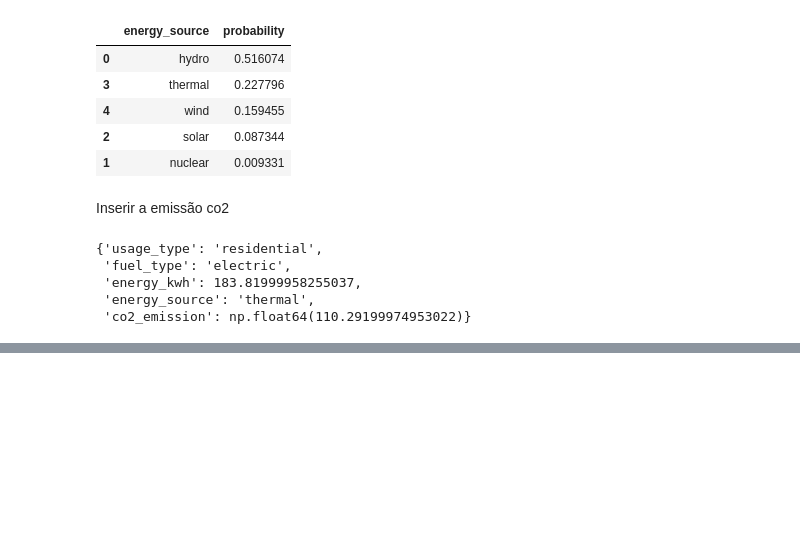
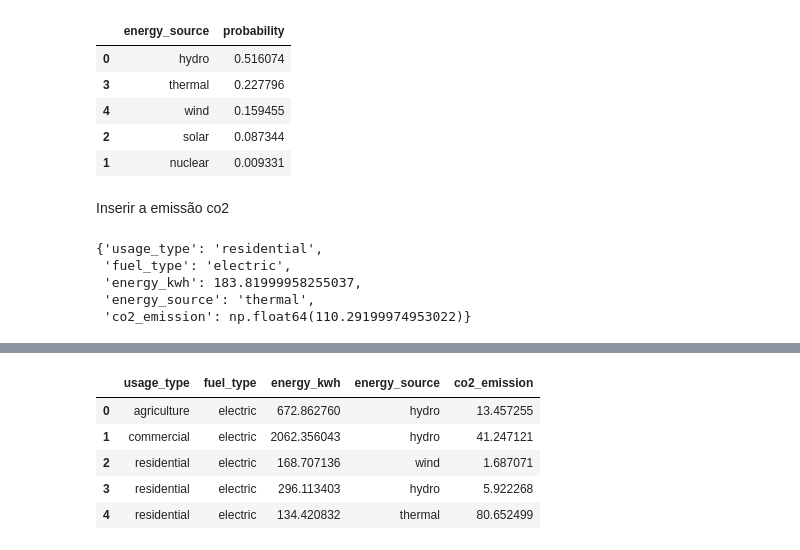
Before and after one commit to carbon-footprint-analysis/carbon-footprint-analysis, a Jupyter notebook: notebooks/eda.ipynb, the cells around one changed output, grey strips where cells are left out. Drawn from its saved outputs; the diff is of its cells as text; code cells hidden in the pictures; blank space fills up the shorter version.

```diff
--- a/notebooks/eda.ipynb
+++ b/notebooks/eda.ipynb
@@ -678,3 +678,15 @@ event
  'energy_kwh': 183.81999958255037,
  'energy_source': 'thermal',
  'co2_emission': np.float64(110.29199974953022)}
+# %%
+def generate_dataset(n, profiles, energy_dist, emission_df):
+    data = []
+
+    for _ in range(n):
+        event = generate_event(profiles, energy_dist, emission_df)
+        data.append(event)
+
+    return pd.DataFrame(data)
+# %%
+df = generate_dataset(10000, profiles, energy_dist, emission_df)
+df.describe()
@@ -680,0 +703,9 @@ event
+# %%
+df.head()
+# %% [output]
+|  | usage_type | fuel_type | energy_kwh | energy_source | co2_emission |
+| 0 | agriculture | electric | 672.862760 | hydro | 13.457255 |
+| 1 | commercial | electric | 2062.356043 | hydro | 41.247121 |
+| 2 | residential | electric | 168.707136 | wind | 1.687071 |
+| 3 | residential | electric | 296.113403 | hydro | 5.922268 |
+| 4 | residential | electric | 134.420832 | thermal | 80.652499 |
```
Also changed, not shown: parts of 1 cell of this notebook.
